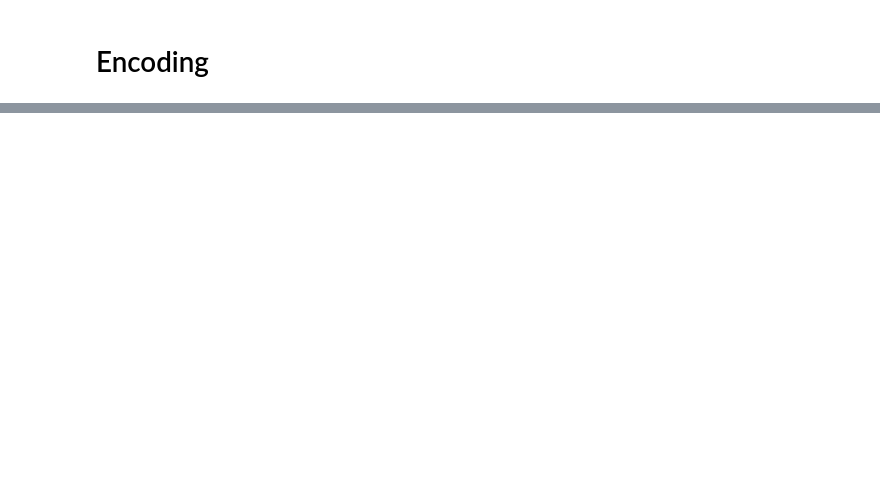
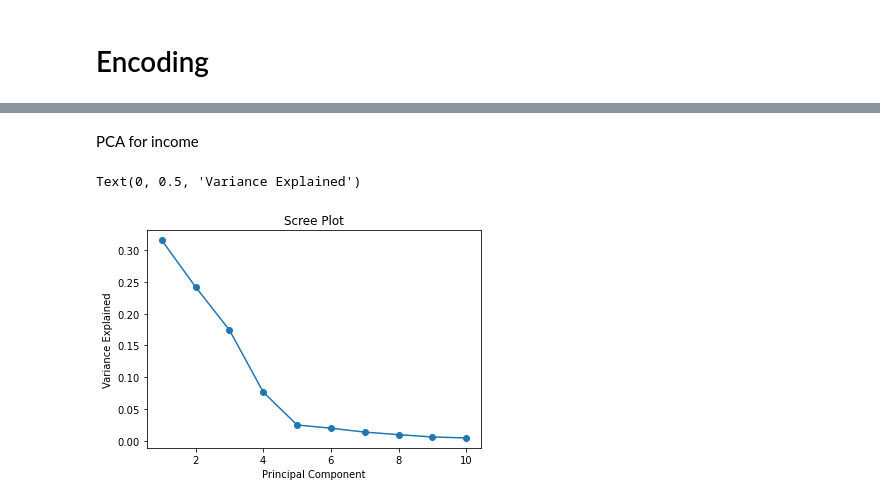
Before and after one commit to lapennanic/LHL_Miniproject3, a Jupyter notebook: customers/data_prep.ipynb, the cells around one changed output, grey strips where cells are left out. Saved outputs shown, nothing was run; the diff lists cells and outputs as text; code cells hidden in the pictures; blank space fills up the shorter version.

```diff
--- a/customers/data_prep.ipynb
+++ b/customers/data_prep.ipynb
@@ -143,0 +199,25 @@ customers.to_csv(path_or_buf='customers.csv', sep=';')
+# %% [markdown]
+PCA for income
+# %%
+# remove target variables
+
+customers_income = customers.drop('income', axis=1)
+# %%
+# Let's determine how many PCs we want
+
+pca = PCA(n_components=10)
+pca_fit = pca.fit(customers_income)
+pca_fit
+
+PC_values = np.arange(pca.n_components_) + 1
+PC_values
+
+plt.plot(PC_values, pca.explained_variance_ratio_, 'o-')
+plt.title('Scree Plot')
+plt.xlabel('Principal Component')
+plt.ylabel('Variance Explained')
+
+# We want 5 PCs
+# %% [output]
+Text(0, 0.5, 'Variance Explained')
+[figure, added]
```
Also changed, not shown: parts of 25 cells of this notebook, 1 other file.
